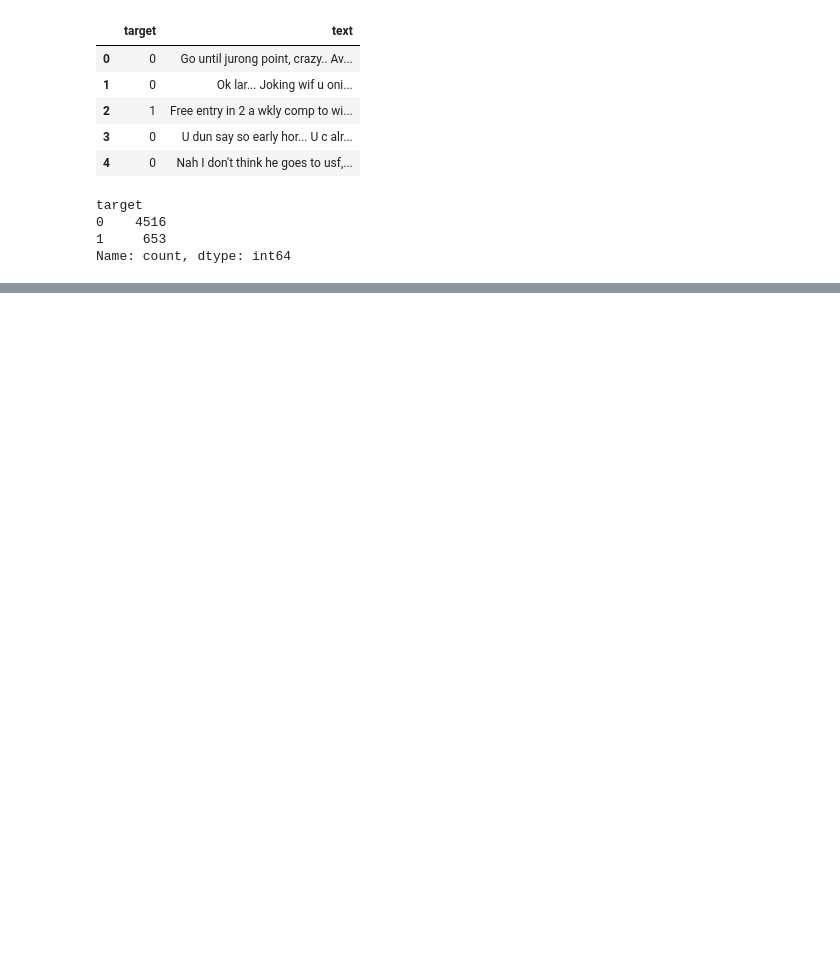
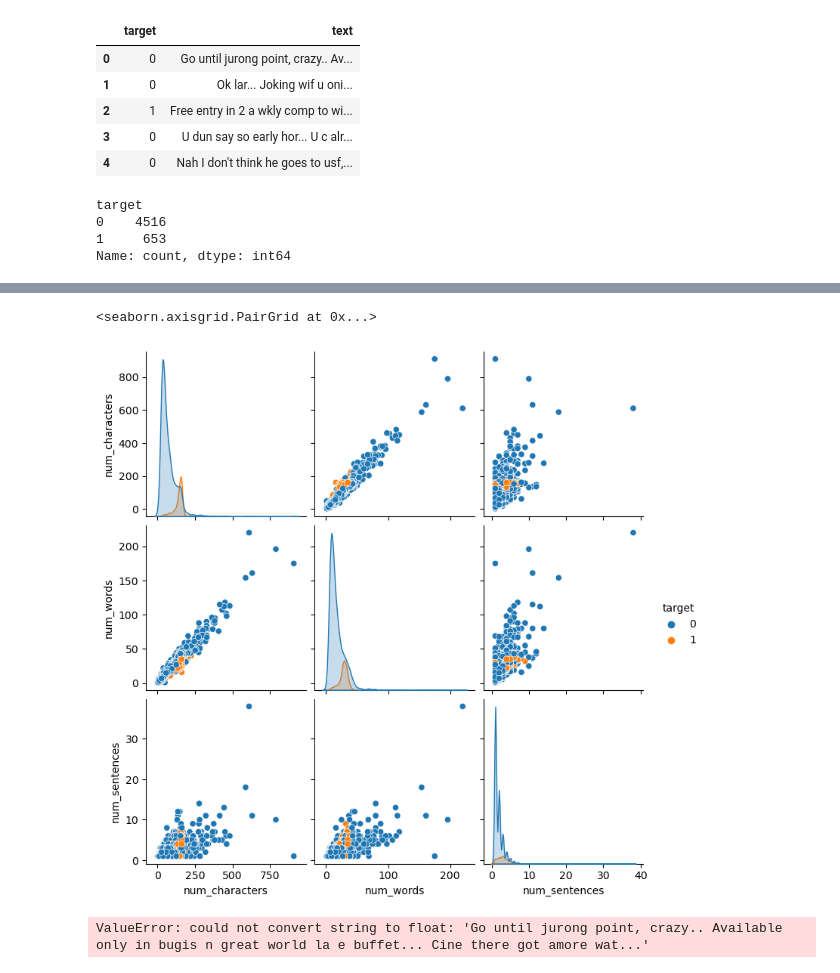
Before and after one commit to heenaf/SpamMailClassifier, a Jupyter notebook: Spam-email-project.ipynb, the cells around one changed output, grey strips where cells are left out. Saved outputs shown, nothing was run; the diff lists cells and outputs as text; code cells hidden in the pictures; blank space fills up the shorter version.

```diff
--- a/Spam-email-project.ipynb
+++ b/Spam-email-project.ipynb
@@ -131,0 +255,14 @@ plt.pie(df['target']).value_counts(),labels=['ham','spam'],autopct="%0.2f")
+# %%
+#Seaborn Pairplot is a Python library that allows you to plot pairwise relationships within a data set,
+#making it easier to visualize and understand large data sets
+#hue=allows for easy coloring of data points based on categorical variables.
+sns.pairplot(df,hue='target')
+# %% [output]
+<seaborn.axisgrid.PairGrid at 0x...>
+[figure, added]
+# %%
+#It calculates the correlation coefficient,
+#a statistical measure that describes the strength and direction of a linear relationship between variables.
+sns.heatmap(df.corr(),annot=True)
+# %% [output]
+ValueError: could not convert string to float: 'Go until jurong point, crazy.. Available only in bugis n great world la e buffet... Cine there got amore wat...'
```
Also changed, not shown: parts of 35 cells of this notebook.
